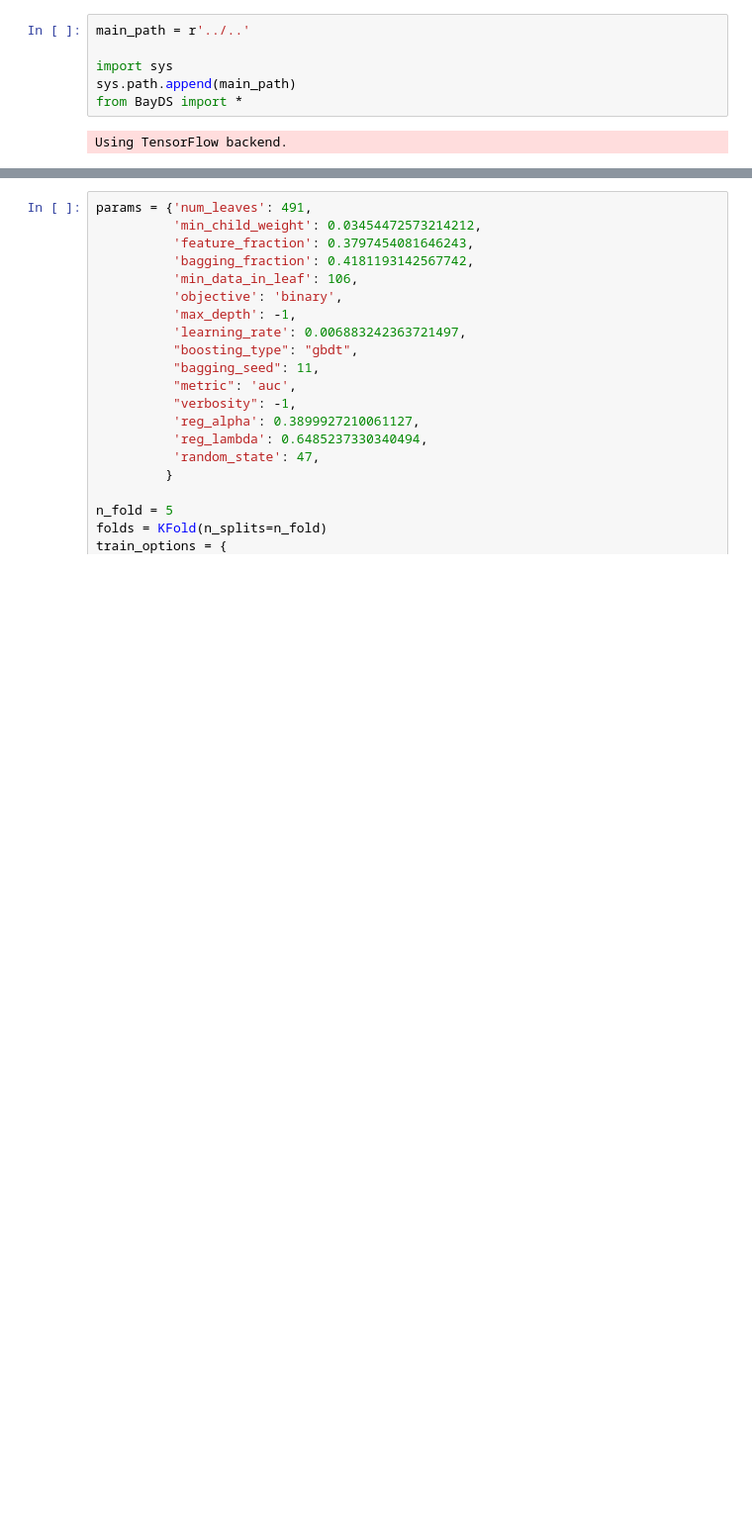
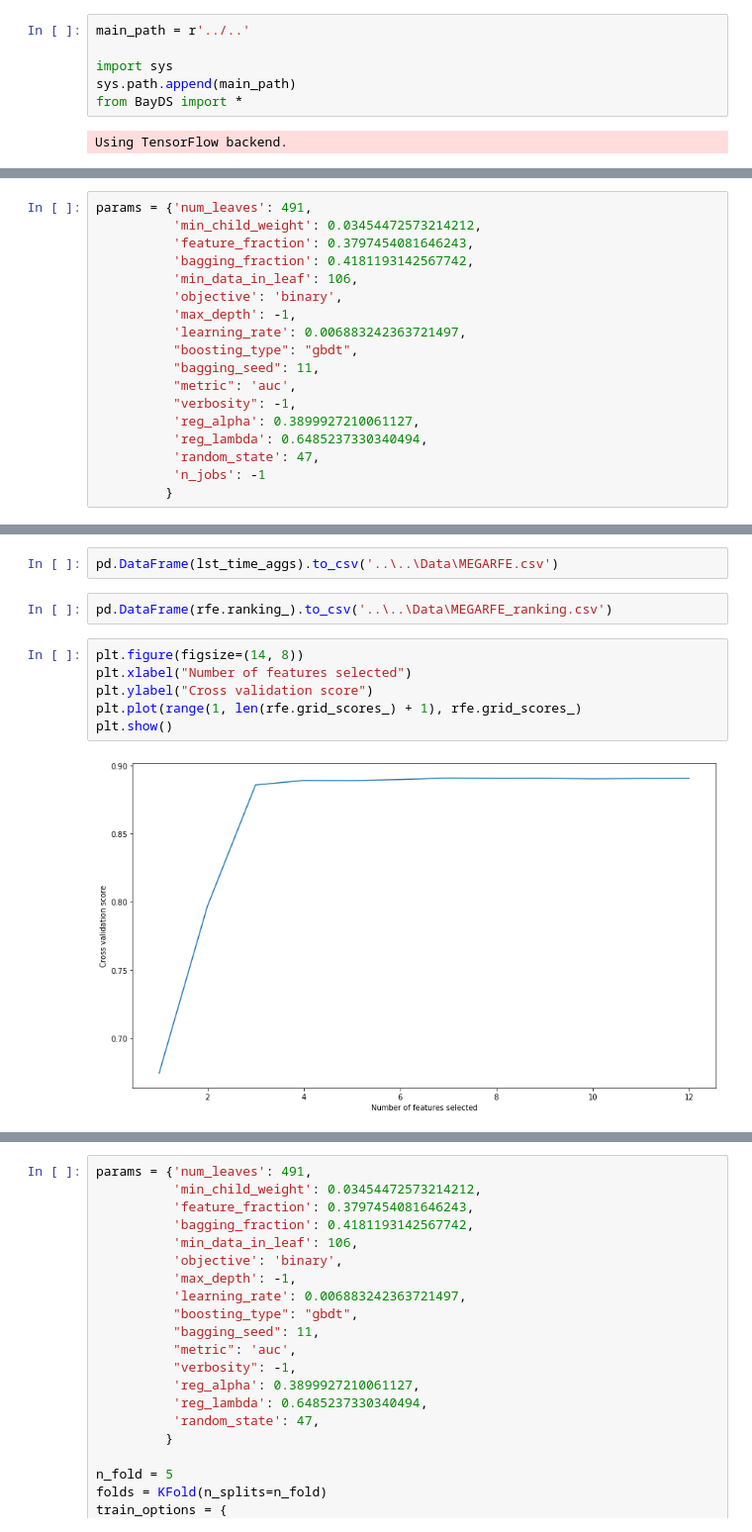
Before and after one commit to vasyafon/BayDS, a Jupyter notebook: notebooks/add_time_features.ipynb, the cells around one changed output, grey strips where cells are left out. Shown at 99% size. Drawn from its saved outputs; the diff is of its cells as text; blank space fills up the shorter version.

```diff
--- a/notebooks/add_time_features.ipynb
+++ b/notebooks/add_time_features.ipynb
@@ -154,3 +131,21 @@ X
+# %%
+params = {'num_leaves': 491,
+          'min_child_weight': 0.03454472573214212,
+          'feature_fraction': 0.3797454081646243,
+          'bagging_fraction': 0.4181193142567742,
+          'min_data_in_leaf': 106,
+          'objective': 'binary',
+          'max_depth': -1,
+          'learning_rate': 0.006883242363721497,
+          "boosting_type": "gbdt",
+          "bagging_seed": 11,
+          "metric": 'auc',
+          "verbosity": -1,
+          'reg_alpha': 0.3899927210061127,
+          'reg_lambda': 0.6485237330340494,
+          'random_state': 47,
+          'n_jobs': -1
+         }
 # %%
 X.replace(np.inf, -999, inplace=True)
 X.replace(-np.inf, -999, inplace=True)
@@ -182,0 +222,12 @@ pd.DataFrame(lst_time_aggs).to_csv(f'list_time_aggs_V{name}.csv')
+# %%
+pd.DataFrame(lst_time_aggs).to_csv('..\..\Data\MEGARFE.csv')
+# %%
+pd.DataFrame(rfe.ranking_).to_csv('..\..\Data\MEGARFE_ranking.csv')
+# %%
+plt.figure(figsize=(14, 8))
+plt.xlabel("Number of features selected")
+plt.ylabel("Cross validation score")
+plt.plot(range(1, len(rfe.grid_scores_) + 1), rfe.grid_scores_)
+plt.show()
+# %% [output]
+[figure, added]
```
Also changed, not shown: parts of 30 cells of this notebook.
